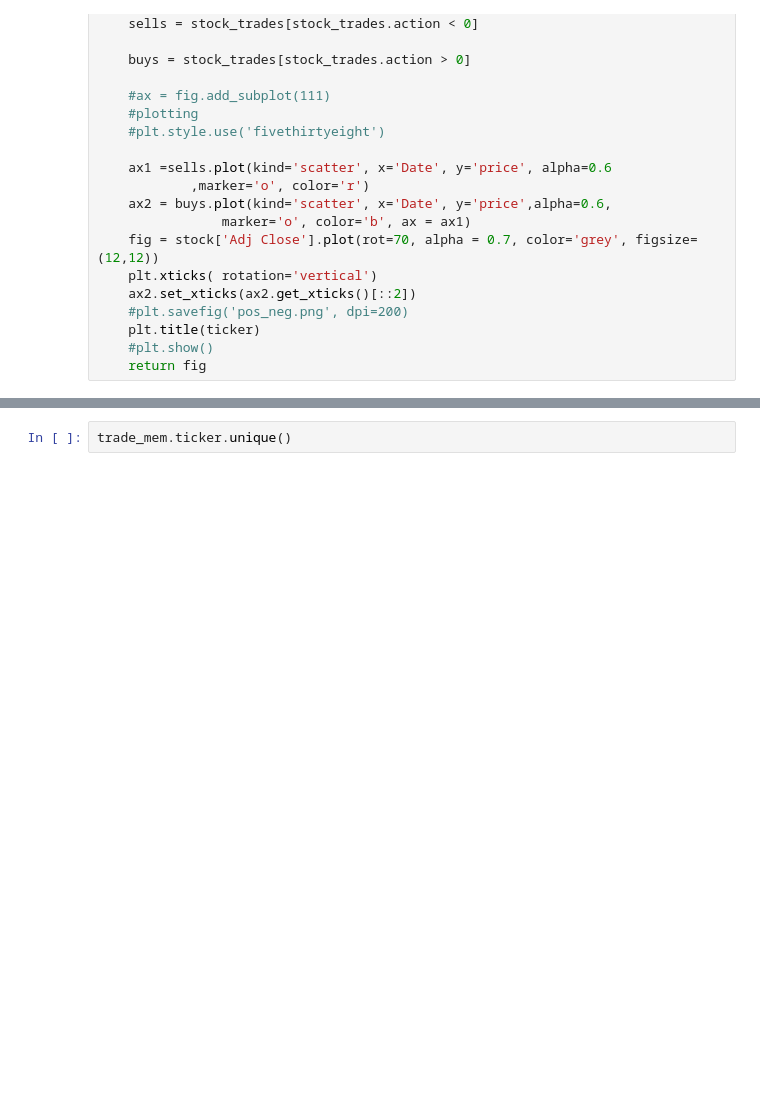
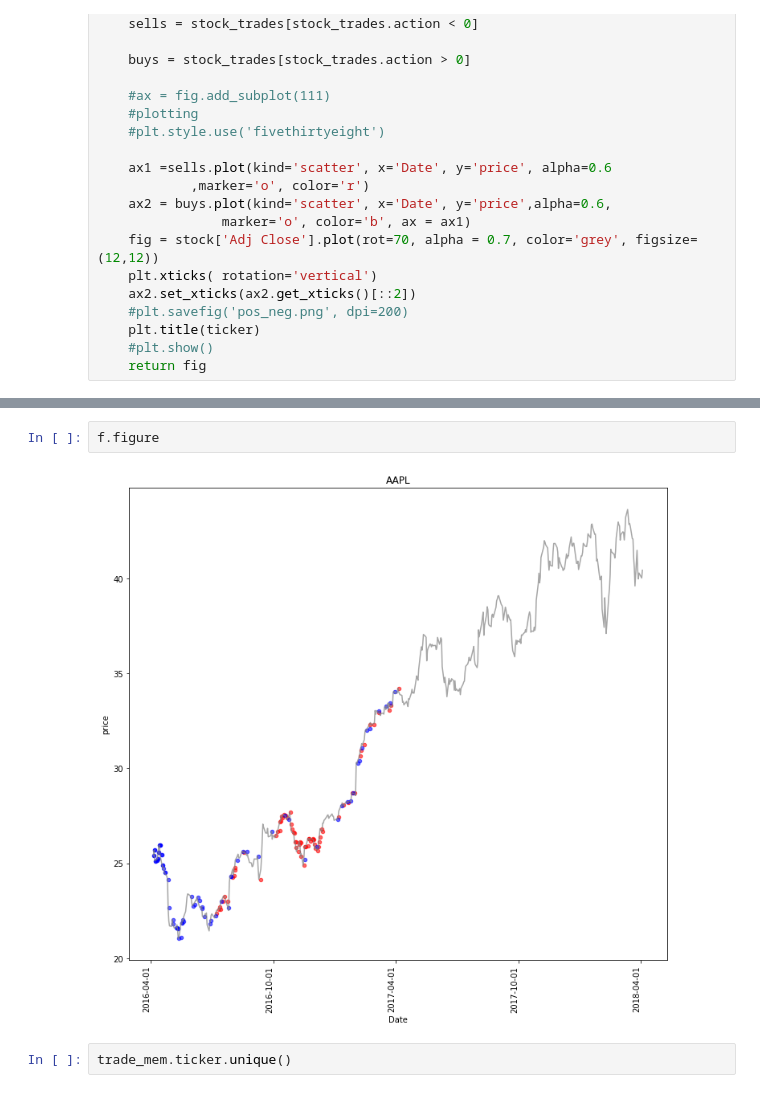
Before and after one commit to kaanbursa/fund_simulator, a Jupyter notebook: Analysis Notebooks/AnalyzeBuying.ipynb, the cells around one changed output, grey strips where cells are left out. Cells and saved outputs as stored; diff of their text form; blank space fills up the shorter version.

```diff
--- a/Analysis Notebooks/AnalyzeBuying.ipynb
+++ b/Analysis Notebooks/AnalyzeBuying.ipynb
@@ -141,3 +133,7 @@ ax
+# %%
+f.figure
+# %% [output]
+[figure, added]
 # %%
 trade_mem.ticker.unique()
 # %% [output]
```
Also changed, not shown: parts of 4 cells of this notebook, 5 other files.
